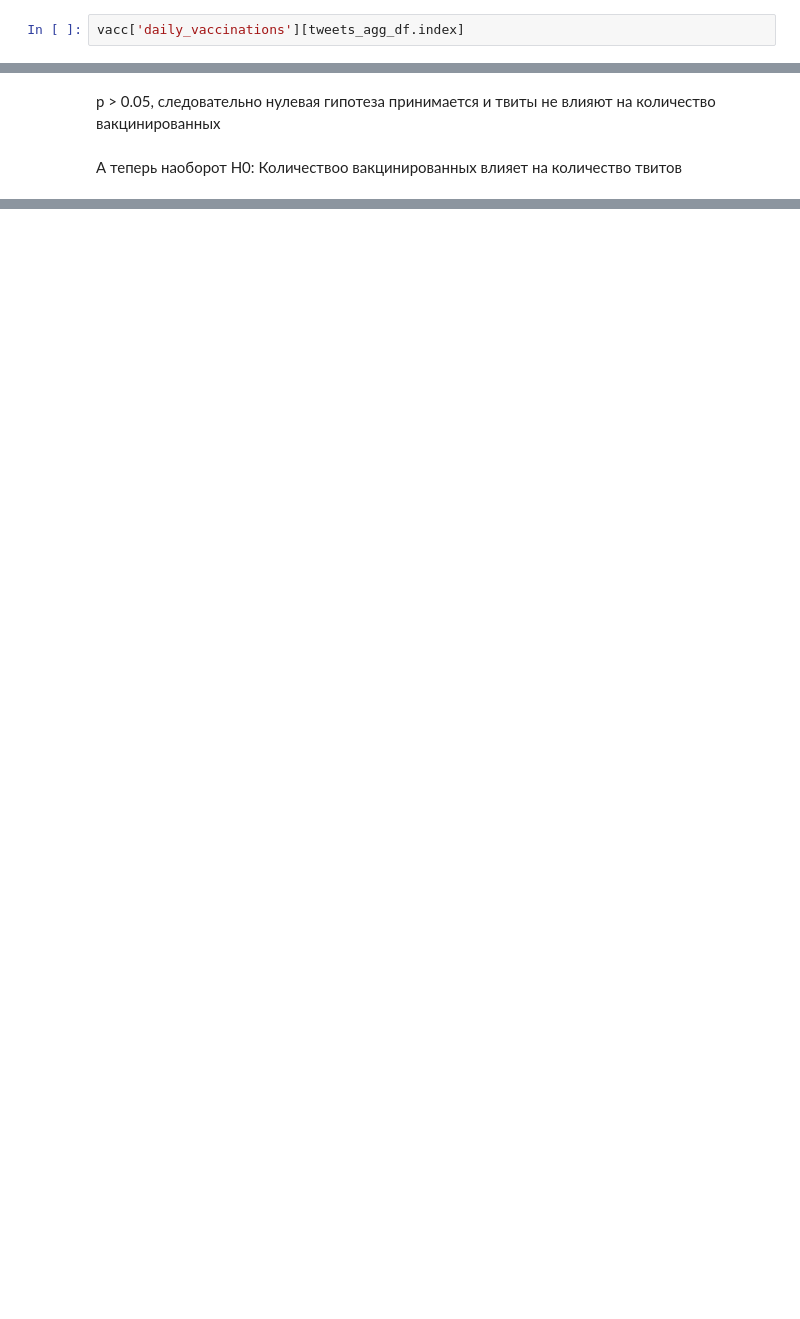
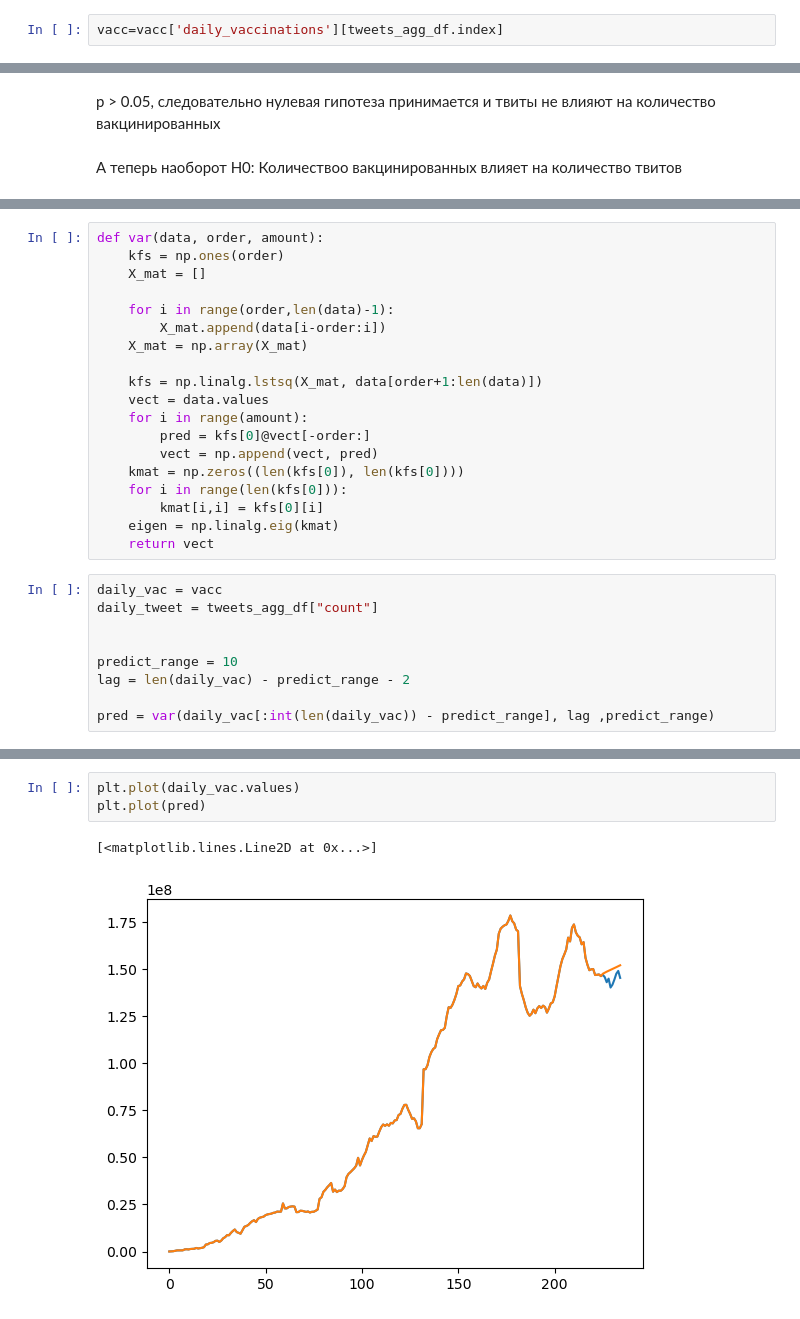
Before and after one commit to Tushkanchicc/TSA, a Jupyter notebook: tsa_tweets_vs_vacc.ipynb, the cells around one changed output, grey strips where cells are left out. Cells and saved outputs as stored; diff of their text form; blank space fills up the shorter version.

```diff
--- a/tsa_tweets_vs_vacc.ipynb
+++ b/tsa_tweets_vs_vacc.ipynb
@@ -133,4 +133,4 @@ vacc
 | 2021-08-28 | 145209039.0 |
 270 rows × 1 columns
 # %%
-vacc['daily_vaccinations'][tweets_agg_df.index]
+vacc=vacc['daily_vaccinations'][tweets_agg_df.index]
@@ -296,0 +303,28 @@ parameter F test:         F=3.4900  , p=0.0004  , df_denom=131, df_num=10
+# %%
+def var(data, order, amount):
+    kfs = np.ones(order)
+    X_mat = []
+
+    for i in range(order,len(data)-1):
+        X_mat.append(data[i-order:i])
+    X_mat = np.array(X_mat)
+
+    kfs = np.linalg.lstsq(X_mat, data[order+1:len(data)])
+    vect = data.values
+    for i in range(amount):
+        pred = kfs[0]@vect[-order:]
+        vect = np.append(vect, pred)
+    kmat = np.zeros((len(kfs[0]), len(kfs[0])))
+    for i in range(len(kfs[0])):
+        kmat[i,i] = kfs[0][i]
+    eigen = np.linalg.eig(kmat)
+    return vect
+# %%
+daily_vac = vacc
+daily_tweet = tweets_agg_df["count"]
+
+
+predict_range = 10
+lag = len(daily_vac) - predict_range - 2
+
+pred = var(daily_vac[:int(len(daily_vac)) - predict_range], lag ,predict_range)
@@ -296,0 +334,6 @@ parameter F test:         F=3.4900  , p=0.0004  , df_denom=131, df_num=10
+# %%
+plt.plot(daily_vac.values)
+plt.plot(pred)
+# %% [output]
+[<matplotlib.lines.Line2D at 0x...>]
+[figure, added]
```
Also changed, not shown: parts of 26 cells of this notebook.
